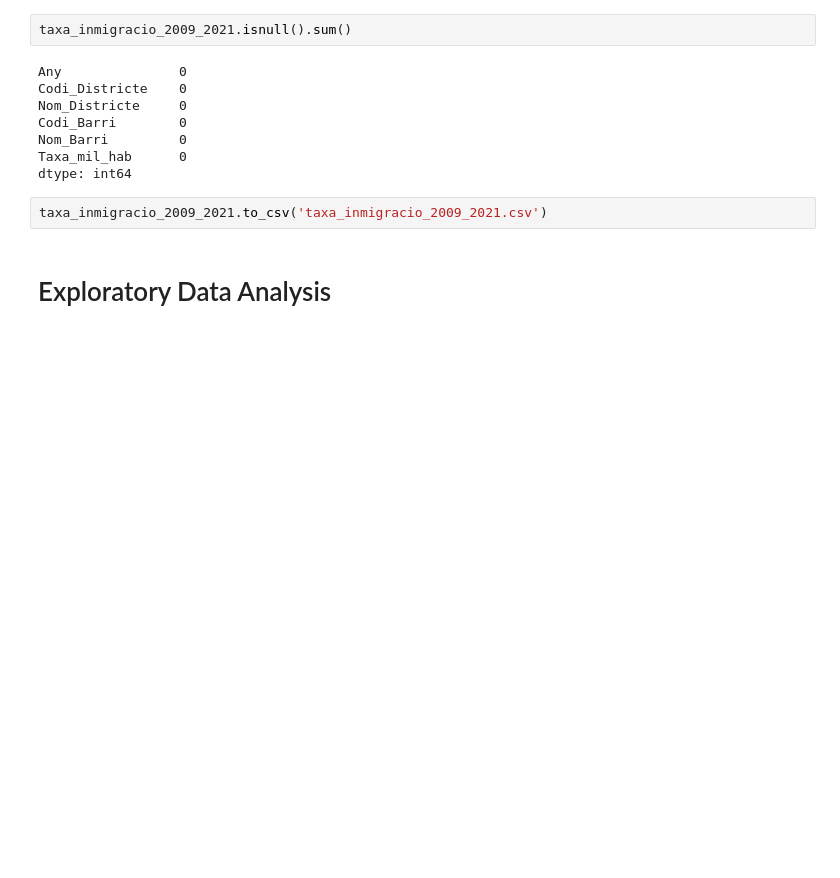
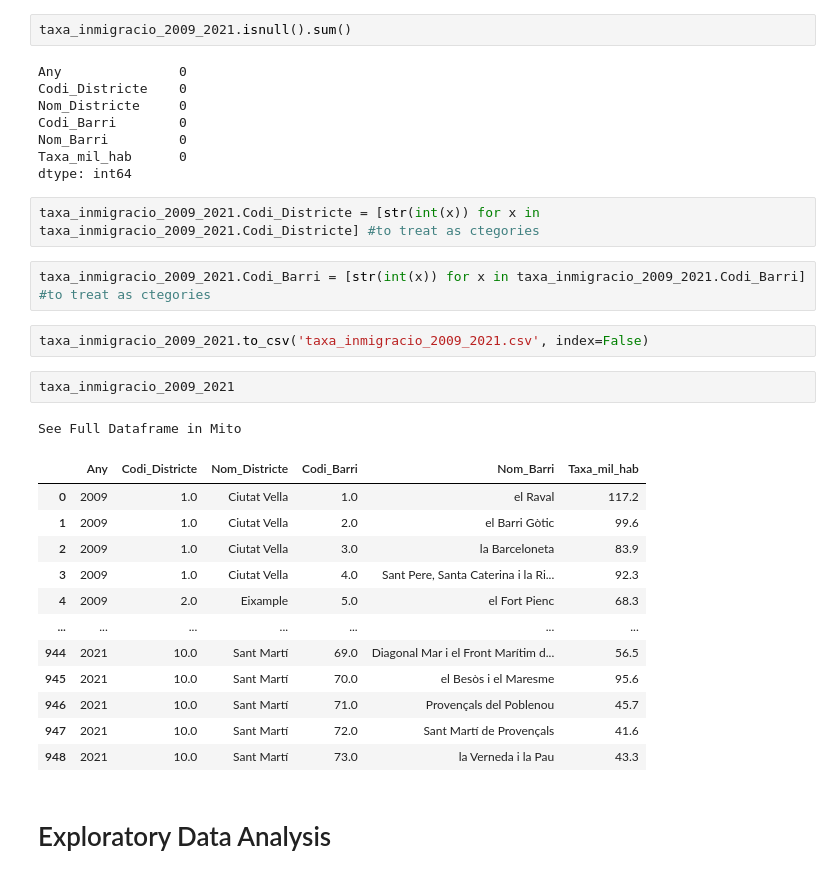
Before and after one commit to MarkusHumetus/Hackathon_Jornada_Talent_Digita_Oct_2022l, a Jupyter notebook: main.ipynb, the cells around one changed output. Saved outputs shown, nothing was run; the diff lists cells and outputs as text; blank space fills up the shorter version.

```diff
--- a/main.ipynb
+++ b/main.ipynb
@@ -164,8 +175,28 @@ Codi_Barri        0
 Nom_Barri         0
 Taxa_mil_hab      0
 dtype: int64
+# %%
+taxa_inmigracio_2009_2021.Codi_Districte = [str(int(x)) for x in taxa_inmigracio_2009_2021.Codi_Districte] #to treat as ctegories
+# %%
+taxa_inmigracio_2009_2021.Codi_Barri = [str(int(x)) for x in taxa_inmigracio_2009_2021.Codi_Barri] #to treat as ctegories
 # %%
-taxa_inmigracio_2009_2021.to_csv('taxa_inmigracio_2009_2021.csv')
+taxa_inmigracio_2009_2021.to_csv('taxa_inmigracio_2009_2021.csv', index=False)
+# %%
+taxa_inmigracio_2009_2021
+# %% [output]
+See Full Dataframe in Mito
+|  | Any | Codi_Districte | Nom_Districte | Codi_Barri | Nom_Barri | Taxa_mil_hab |
+| 0 | 2009 | 1.0 | Ciutat Vella | 1.0 | el Raval | 117.2 |
+| 1 | 2009 | 1.0 | Ciutat Vella | 2.0 | el Barri Gòtic | 99.6 |
+| 2 | 2009 | 1.0 | Ciutat Vella | 3.0 | la Barceloneta | 83.9 |
+| 3 | 2009 | 1.0 | Ciutat Vella | 4.0 | Sant Pere, Santa Caterina i la Ri... | 92.3 |
+| 4 | 2009 | 2.0 | Eixample | 5.0 | el Fort Pienc | 68.3 |
+| ... | ... | ... | ... | ... | ... | ... |
+| 944 | 2021 | 10.0 | Sant Martí | 69.0 | Diagonal Mar i el Front Marítim d... | 56.5 |
+| 945 | 2021 | 10.0 | Sant Martí | 70.0 | el Besòs i el Maresme | 95.6 |
+| 946 | 2021 | 10.0 | Sant Martí | 71.0 | Provençals del Poblenou | 45.7 |
+| 947 | 2021 | 10.0 | Sant Martí | 72.0 | Sant Martí de Provençals | 41.6 |
+| 948 | 2021 | 10.0 | Sant Martí | 73.0 | la Verneda i la Pau | 43.3 |
 # %% [markdown]
 # Exploratory Data Analysis
 # %% [markdown]
```
Also changed, not shown: parts of 5 cells of this notebook, 3 other files.
